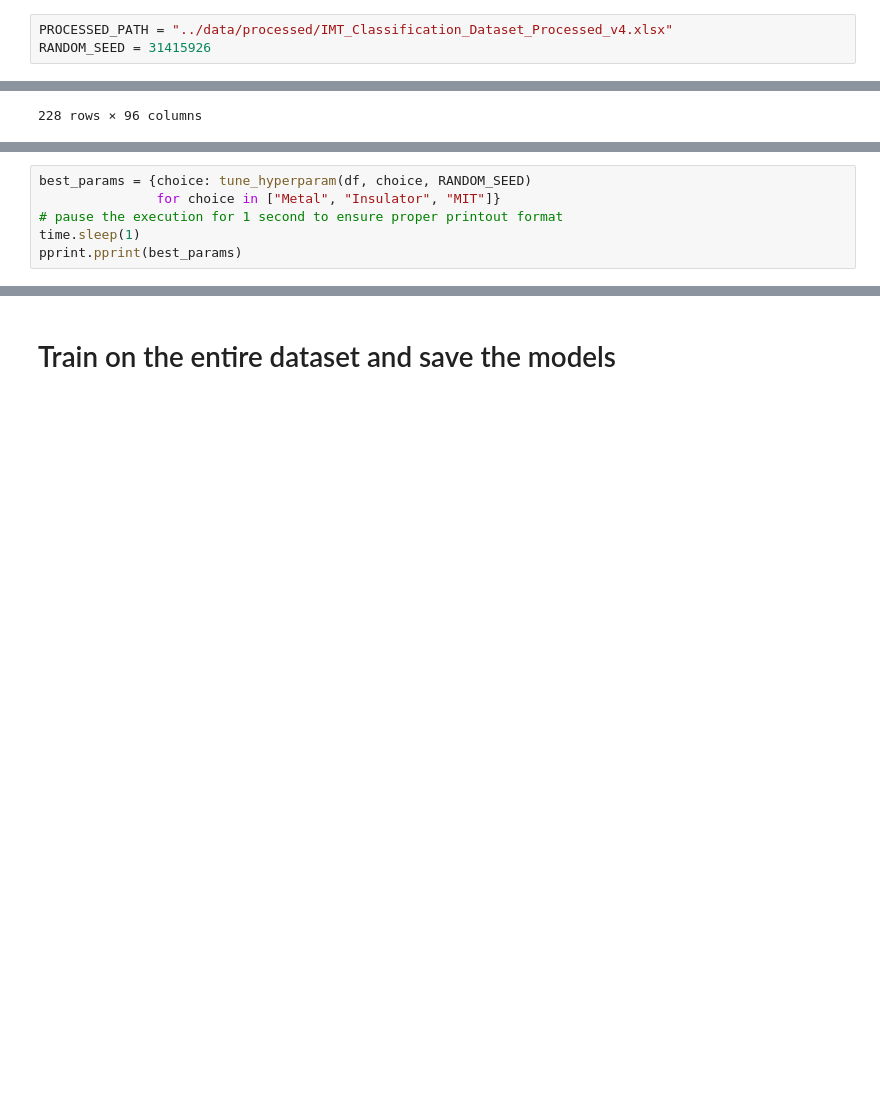
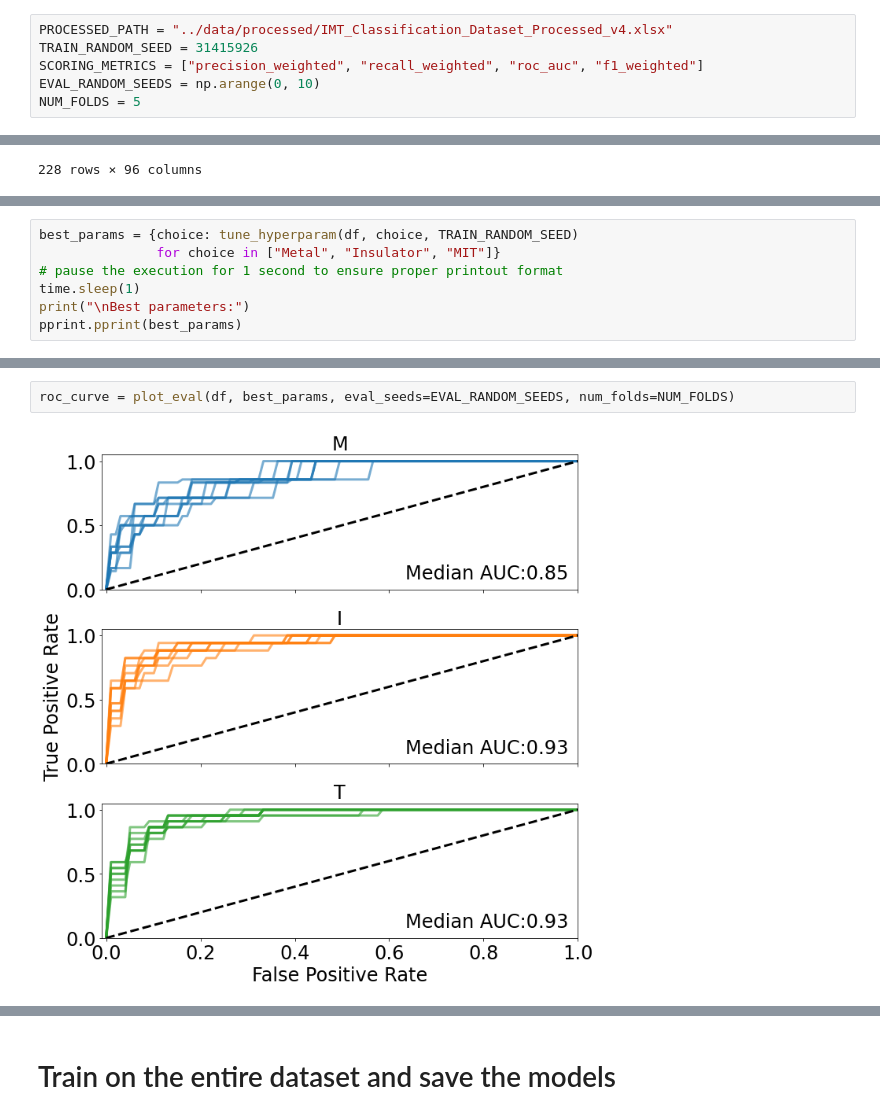
Before and after one commit to rpw199912j/mit_model_code, a Jupyter notebook: notebooks/model_building_and_eval.ipynb, the cells around one changed output, grey strips where cells are left out. Drawn from its saved outputs; the diff is of its cells as text; blank space fills up the shorter version.

```diff
--- a/notebooks/model_building_and_eval.ipynb
+++ b/notebooks/model_building_and_eval.ipynb
@@ -14,7 +15,10 @@ from model.model_building import load_data, tune_hyperparam, eval_xgb_model
 # Set up constants
 # %%
 PROCESSED_PATH = "../data/processed/IMT_Classification_Dataset_Processed_v4.xlsx"
-RANDOM_SEED = 31415926
+TRAIN_RANDOM_SEED = 31415926
+SCORING_METRICS = ["precision_weighted", "recall_weighted", "roc_auc", "f1_weighted"]
+EVAL_RANDOM_SEEDS = np.arange(0, 10)
+NUM_FOLDS = 5
 # %% [markdown]
 # Read in the processed data
 # %%
@@ -39,8 +53,9 @@ df
 # %%
-best_params = {choice: tune_hyperparam(df, choice, RANDOM_SEED)
+best_params = {choice: tune_hyperparam(df, choice, TRAIN_RANDOM_SEED)
                for choice in ["Metal", "Insulator", "MIT"]}
 # pause the execution for 1 second to ensure proper printout format
 time.sleep(1)
+print("\nBest parameters:")
 pprint.pprint(best_params)
 # %% [output]
 Tuning for Metal vs. non-Metal binary classifier
@@ -131,0 +163,4 @@ Mean f1_macro: 0.87 w/ std: 0.09
+# %%
+roc_curve = plot_eval(df, best_params, eval_seeds=EVAL_RANDOM_SEEDS, num_folds=NUM_FOLDS)
+# %% [output]
+[figure, added]
```
Also changed, not shown: parts of 14 cells of this notebook, 12 other files.
